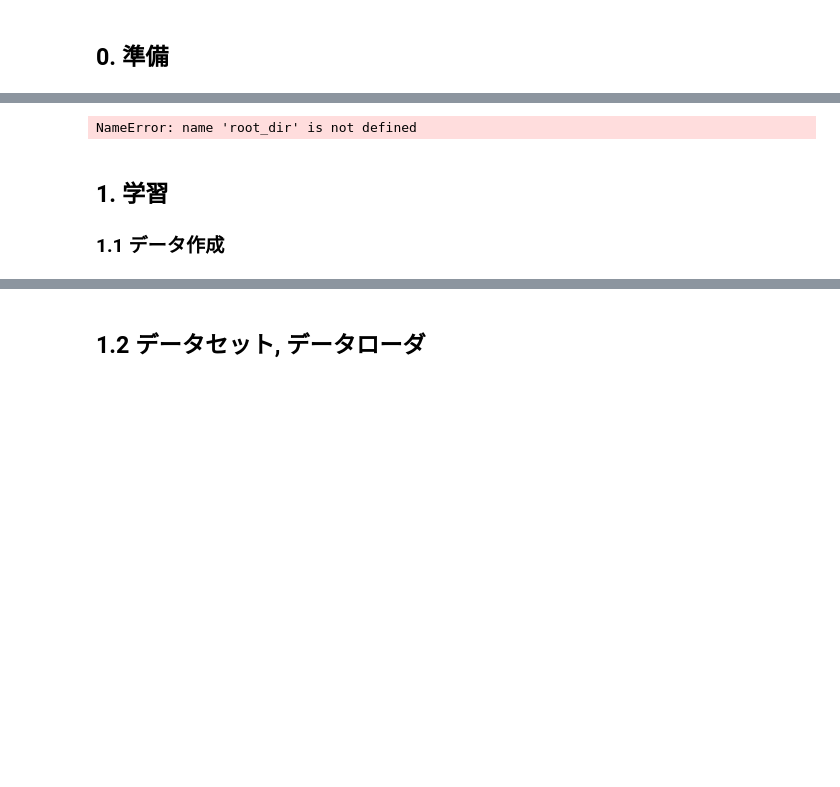
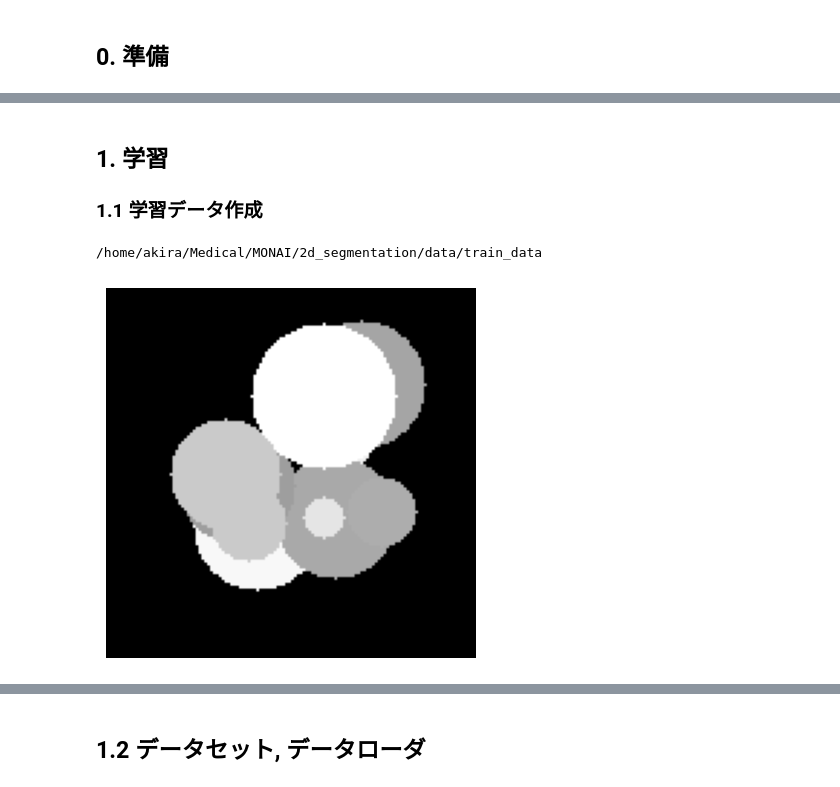
Before and after one commit to moonlight-aska/MONAI, a Jupyter notebook: 2d_segmentation/unet_train_eval.ipynb, the cells around one changed output, grey strips where cells are left out. Cells and saved outputs as stored; diff of their text form; code cells hidden in the pictures; blank space fills up the shorter version.

Commit message:
add 2d_segmentation

```diff
--- a/2d_segmentation/unet_train_eval.ipynb
+++ b/2d_segmentation/unet_train_eval.ipynb
@@ -57,16 +60,16 @@ For details about installing the optional dependencies, please visit:
 # %%
 # 乱数シードの設定
 set_determinism(seed=2023)
-# %%
-# データフォルダ
-temp_dir = os.path.realpath('./data/temp_test_data')
-os.makedirs(temp_dir, exist_ok=True)
-print(root_dir)
-# %% [output]
-NameError: name 'root_dir' is not defined
 # %% [markdown]
 ## 1. 学習
-### 1.1 データ作成
+### 1.1 学習データ作成
+# %%
+# データフォルダ
+temp_dir = os.path.realpath('./data/train_data')
+os.makedirs(temp_dir, exist_ok=True)
+print(temp_dir)
+# %% [output]
+/home/akira/Medical/MONAI/2d_segmentation/data/train_data
 # %%
 # データ作成
 for i in range(40):
@@ -82,9 +85,11 @@ val_files = [{'img': img, 'seg': seg} for img, seg in zip(images[20:], segs[20:]
 # %%
 # オリジナル画像
 img = Image.open(train_files[0]['img'])
-plt.imshow(img)
+plt.imshow(img, cmap='gray')
 plt.axis('off')
 plt.show()
+# %% [output]
+[figure, added]
 # %%
 # ラベル画像
 seg = Image.open(train_files[0]['seg'])
```
Also changed, not shown: parts of 17 cells of this notebook.
